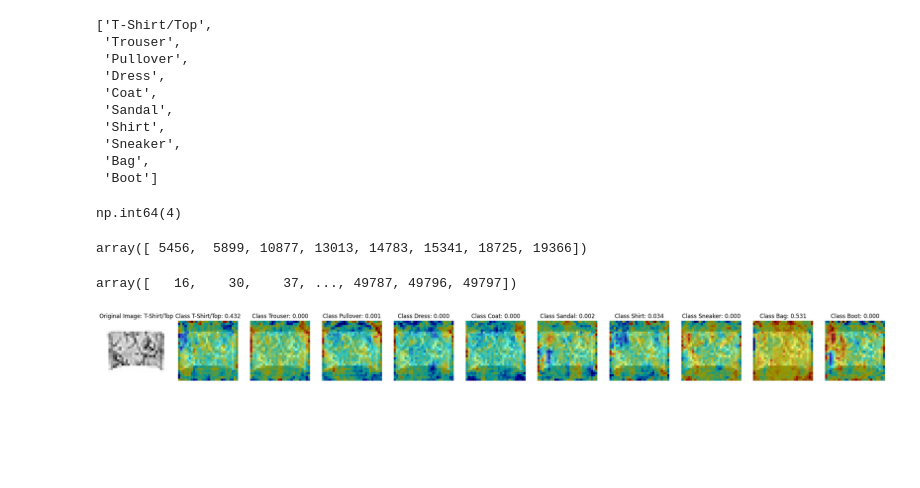
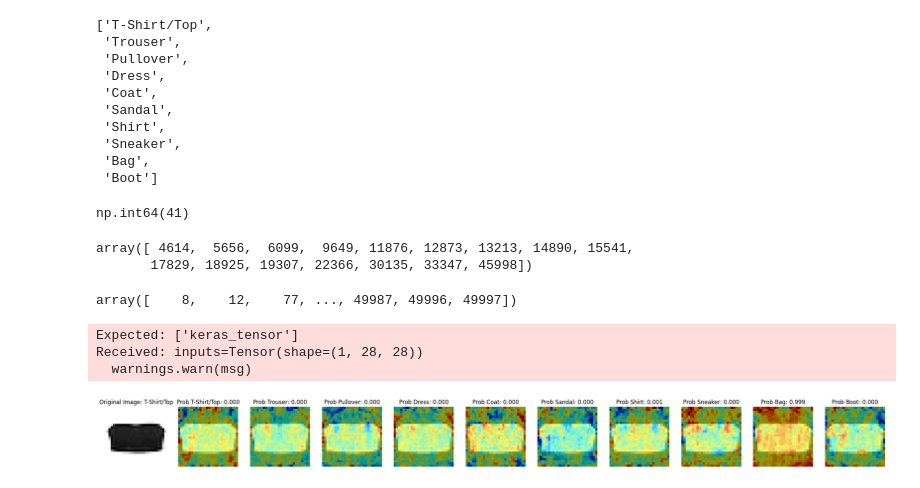
Before and after one commit to Kinpau/APVC_Projeto, a Jupyter notebook: notebooks/D1Parte1-Grupo7.ipynb, the cells around one changed output. Saved outputs shown, nothing was run; the diff lists cells and outputs as text; code cells hidden in the pictures; blank space fills up the shorter version.

```diff
--- a/notebooks/D1Parte1-Grupo7.ipynb
+++ b/notebooks/D1Parte1-Grupo7.ipynb
@@ -199,8 +199,8 @@ plt.show()
 
 > ## **a) Obter um conjunto de validação**
 # %%
-# Criar conjunto de validação (17% dos dados de treino)
-x_train, x_val, y_train, y_val = train_test_split(x_train, y_train, test_size=0.17, random_state=42)
+# Criar conjunto de validação (10000 observações)
+x_train, x_val, y_train, y_val = train_test_split(x_train, y_train, test_size=10000, random_state=42)
 
 print("Número de amostras no training set:", x_train.shape[0])
 print("Número de amostras no validation set:", x_val.shape[0])
@@ -494,40 +494,46 @@ LABELS
 # %%
 y_train[:, 3].argmax()
 # %% [output]
-np.int64(4)
+np.int64(41)
 # %%
+# T-shirt/Tops que o modelo preveu Bag
 np.flatnonzero((y_train.argmax(axis=1) == 0) & (train_preds.argmax(axis=1) == 8))
 # %% [output]
-array([ 5456,  5899, 10877, 13013, 14783, 15341, 18725, 19366])
+array([ 4614,  5656,  6099,  9649, 11876, 12873, 13213, 14890, 15541,
+       17829, 18925, 19307, 22366, 30135, 33347, 45998])
 # %%
+# Discordâncias entre modelo e realidade
 np.flatnonzero(train_preds.argmax(axis=1) != y_train.argmax(axis=1))
 # %% [output]
-array([   16,    30,    37, ..., 49787, 49796, 49797])
+array([    8,    12,    77, ..., 49987, 49996, 49997])
 # %%
 # Load and preprocess an example image
-img_id = 5899
+img_id = 5656
 img = x_train[img_id]
 img_array = np.expand_dims(img, axis = 0)  # Normalize and add batch dimension
 img_overlays = []
 for idx in range(N_CLASSES):
     # Compute saliency map
     saliency_map = get_saliency_map(linear_model, img_array, idx).squeeze()
     # Overlay saliency map on original image
     heatmap = cv2.applyColorMap(np.uint8(255 * saliency_map), cv2.COLORMAP_JET)
     overlay = cv2.addWeighted(heatmap, 0.6, cv2.cvtColor(np.uint8(255 *img), cv2.COLOR_GRAY2RGB), 0.4, 0)
     img_overlays.append(overlay)
 
 # Display results
 fig, ax = plt.subplots(1, N_CLASSES + 1, figsize=(30, 5))
 ax[0].imshow(img, cmap="Greys")
 ax[0].set_title(f"Original Image: {LABELS[y_train[img_id].argmax()]}")
 ax[0].axis("off")
 
 for idx, ovr in enumerate(img_overlays):
     ax[idx+1].imshow(ovr)
-    ax[idx+1].set_title(f"Class {LABELS[idx]}: {train_preds[img_id, idx]:.3f}")
+    ax[idx+1].set_title(f"Prob {LABELS[idx]}: {train_preds[img_id, idx]:.3f}")
     ax[idx+1].axis("off")
 
 plt.show()
 # %% [output]
+Expected: ['keras_tensor']
+Received: inputs=Tensor(shape=(1, 28, 28))
+  warnings.warn(msg)
-[figure, old version]
+[figure, new version]
```
Also changed, not shown: parts of 9 cells of this notebook, 3 other files.
